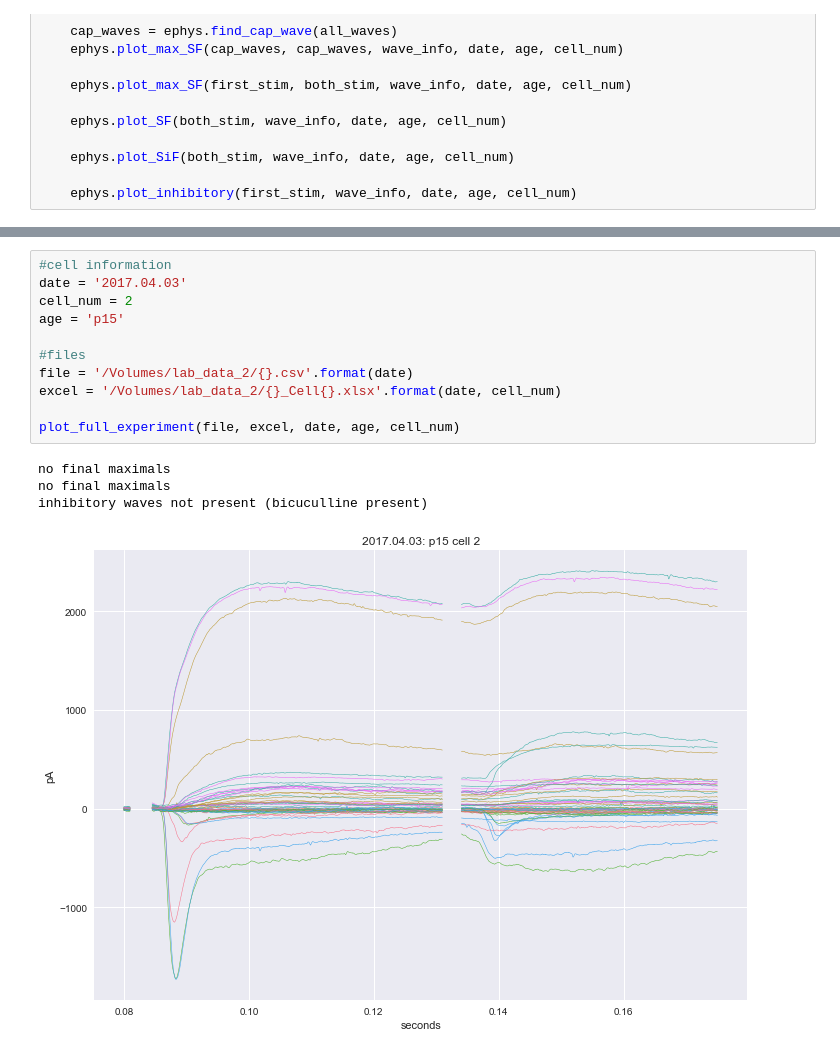
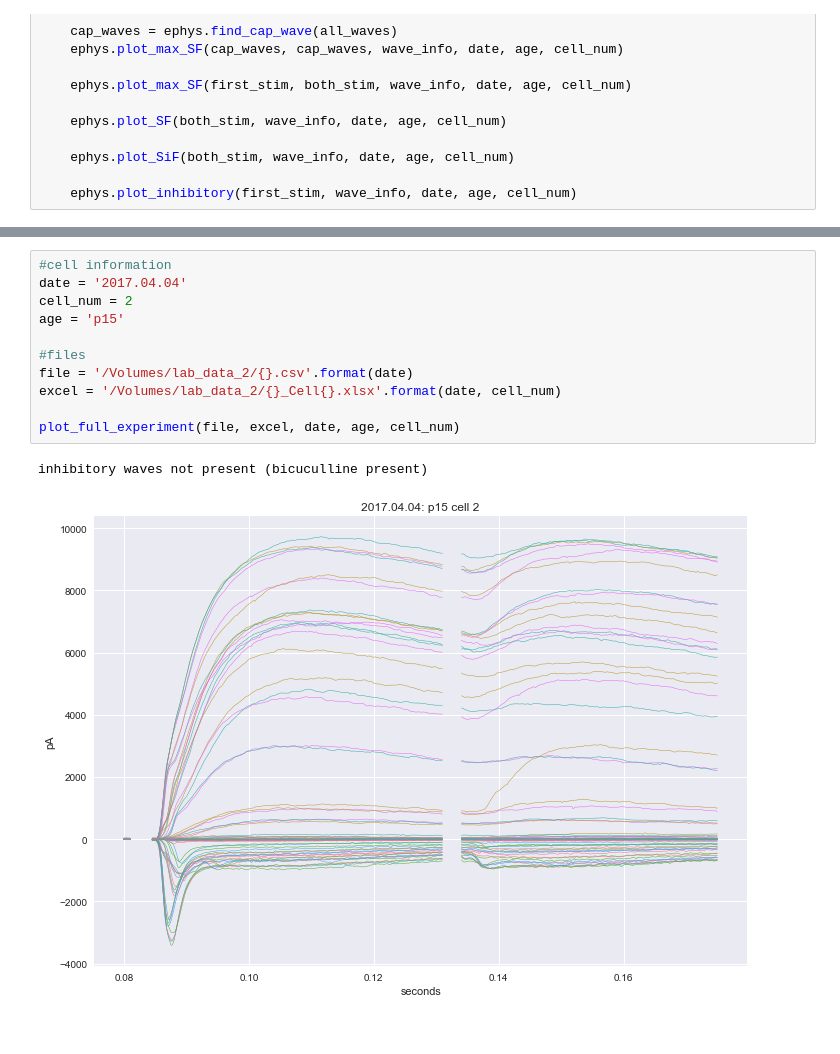
Before and after one commit to yuwie10/ephysAnalysis, a Jupyter notebook: plot_cells_template.ipynb, the cells around one changed output, grey strips where cells are left out. Saved outputs shown, nothing was run; the diff lists cells and outputs as text.

```diff
--- a/plot_cells_template.ipynb
+++ b/plot_cells_template.ipynb
@@ -85,16 +84,14 @@ no secondary fibers
 # %%
 #cell information
-date = '2017.04.03'
+date = '2017.04.04'
 cell_num = 2
 age = 'p15'
 
 #files
 file = '/Volumes/lab_data_2/{}.csv'.format(date)
 excel = '/Volumes/lab_data_2/{}_Cell{}.xlsx'.format(date, cell_num)
 
 plot_full_experiment(file, excel, date, age, cell_num)
 # %% [output]
-no final maximals
-no final maximals
 inhibitory waves not present (bicuculline present)
-[figure, old version]
+[figure, new version]
```
Also changed, not shown: parts of 4 cells of this notebook, 5 other files.
